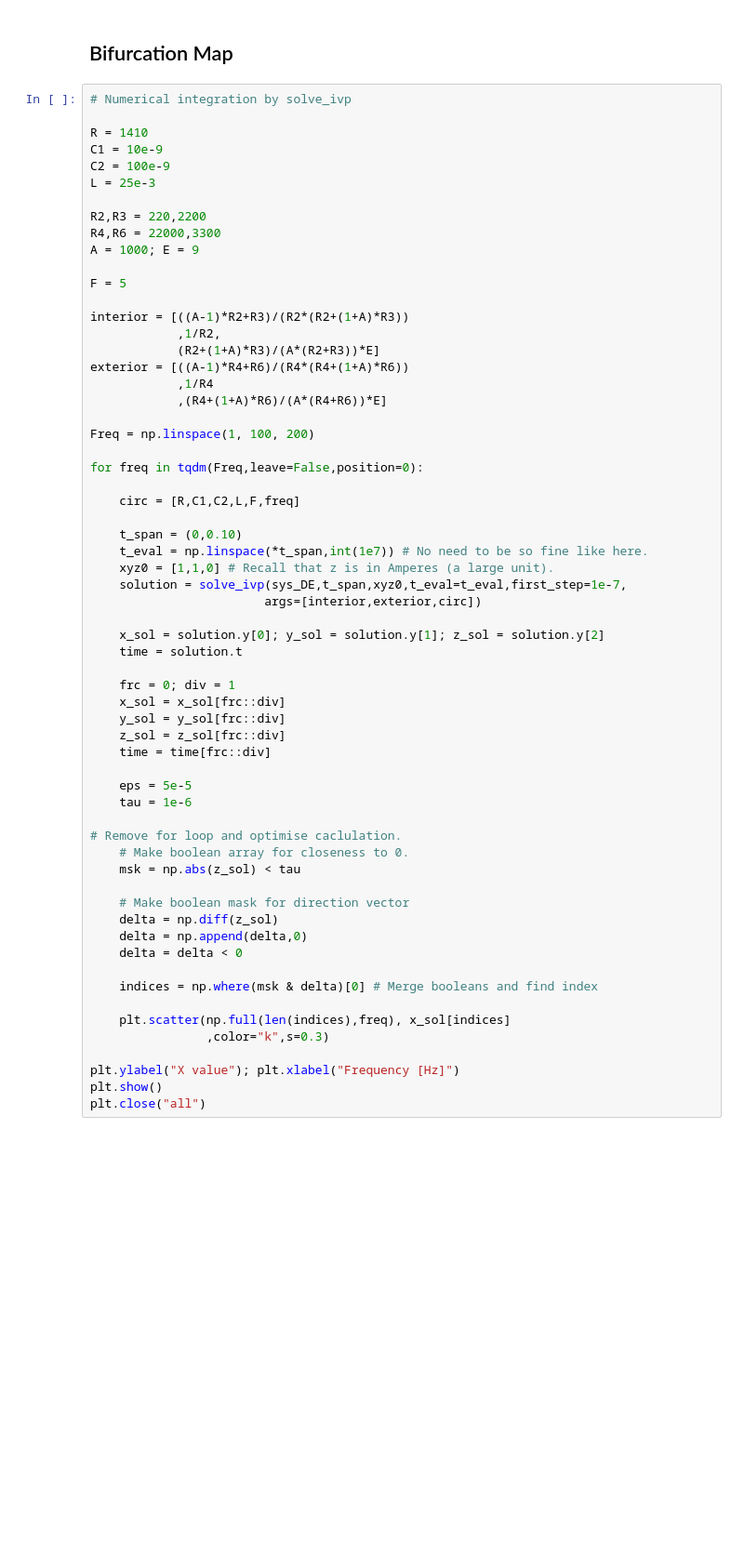
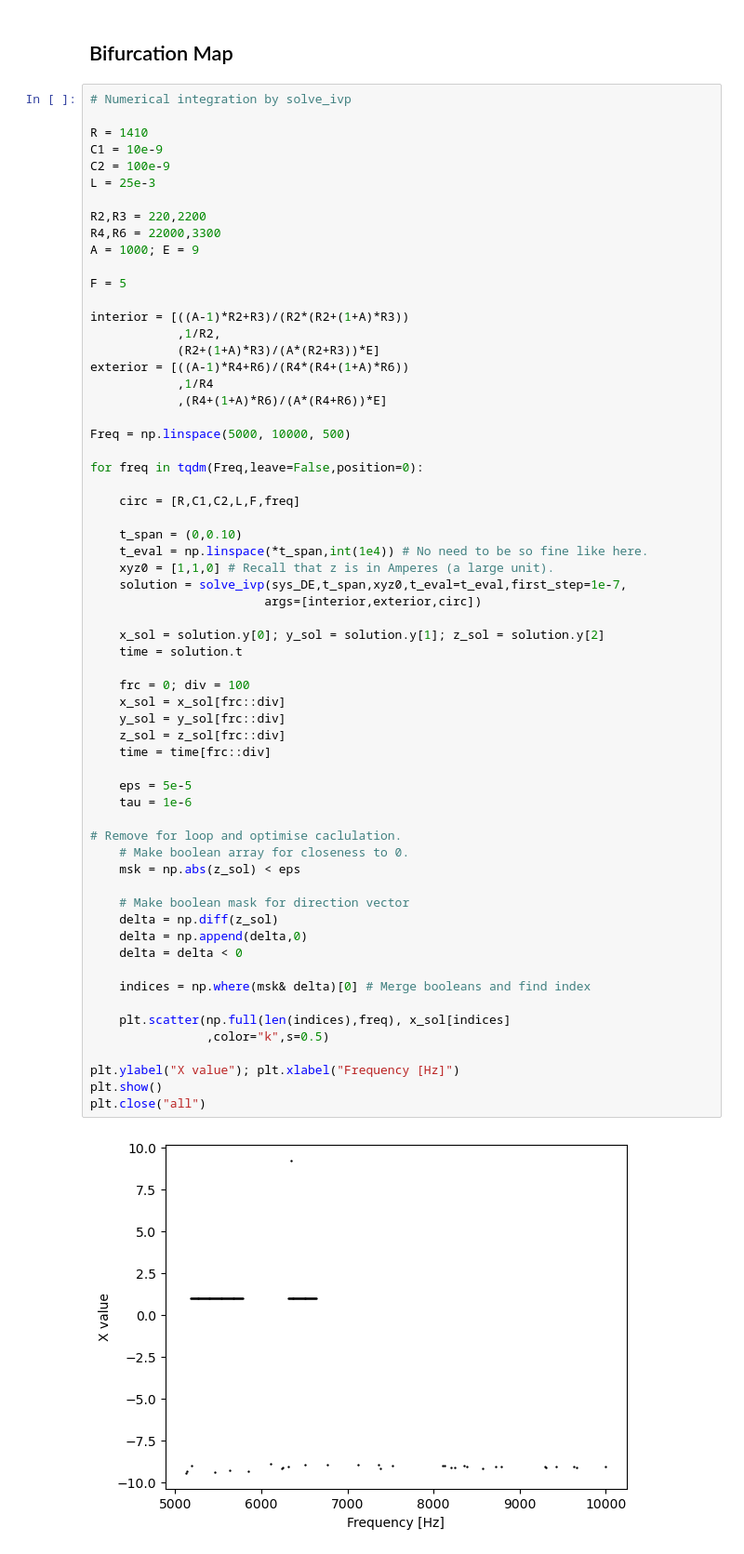
Before and after one commit to Chwanhee/Metrology, a Jupyter notebook: Report_2/FFT_Poincare_Bif.ipynb, the cells around one changed output. Shown at 93% size. Cells and saved outputs as stored; diff of their text form; blank space fills up the shorter version.

```diff
--- a/Report_2/FFT_Poincare_Bif.ipynb
+++ b/Report_2/FFT_Poincare_Bif.ipynb
@@ -277,44 +331,46 @@ exterior = [((A-1)*R4+R6)/(R4*(R4+(1+A)*R6))
             ,1/R4
             ,(R4+(1+A)*R6)/(A*(R4+R6))*E]
 
-Freq = np.linspace(1, 100, 200)
+Freq = np.linspace(5000, 10000, 500)
 
 for freq in tqdm(Freq,leave=False,position=0):
 
     circ = [R,C1,C2,L,F,freq]
 
     t_span = (0,0.10)
-    t_eval = np.linspace(*t_span,int(1e7)) # No need to be so fine like here.
+    t_eval = np.linspace(*t_span,int(1e4)) # No need to be so fine like here.
     xyz0 = [1,1,0] # Recall that z is in Amperes (a large unit).
     solution = solve_ivp(sys_DE,t_span,xyz0,t_eval=t_eval,first_step=1e-7,
                         args=[interior,exterior,circ])
 
     x_sol = solution.y[0]; y_sol = solution.y[1]; z_sol = solution.y[2]
     time = solution.t
 
-    frc = 0; div = 1
+    frc = 0; div = 100
     x_sol = x_sol[frc::div]
     y_sol = y_sol[frc::div]
     z_sol = z_sol[frc::div]
     time = time[frc::div]
 
     eps = 5e-5
     tau = 1e-6
 
 # Remove for loop and optimise caclulation.
     # Make boolean array for closeness to 0.
-    msk = np.abs(z_sol) < tau
+    msk = np.abs(z_sol) < eps
 
     # Make boolean mask for direction vector
     delta = np.diff(z_sol)
     delta = np.append(delta,0)
     delta = delta < 0
 
-    indices = np.where(msk & delta)[0] # Merge booleans and find index
+    indices = np.where(msk& delta)[0] # Merge booleans and find index
 
     plt.scatter(np.full(len(indices),freq), x_sol[indices]
-                ,color="k",s=0.3)
+                ,color="k",s=0.5)
 
 plt.ylabel("X value"); plt.xlabel("Frequency [Hz]")
 plt.show()
 plt.close("all")
+# %% [output]
+[figure, added]
```
Also changed, not shown: parts of 3 cells of this notebook, 1 other file.
